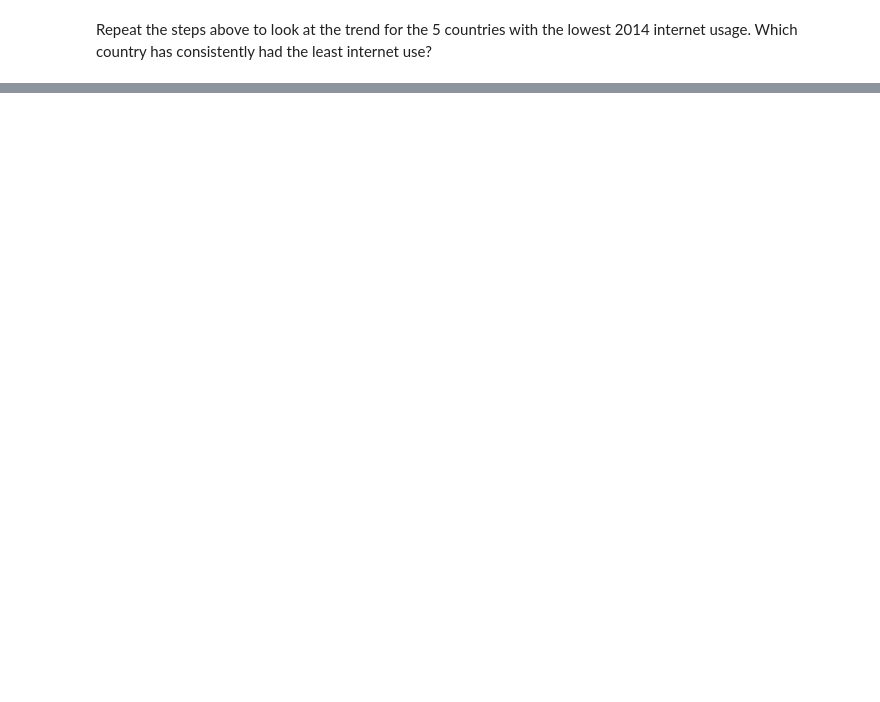
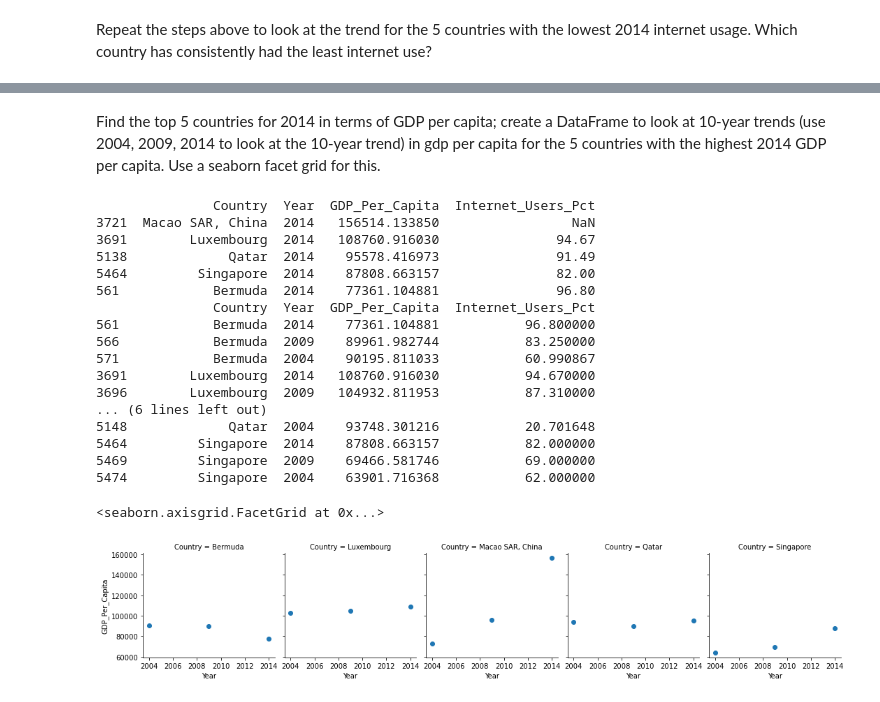
Before and after one commit to NSS-Data-Analytics-Cohort-7/gdp-and-internet-usage-RobertRLunn, a Jupyter notebook: Notebook/gdpworkbook.ipynb, the cells around one changed output, grey strips where cells are left out. Cells and saved outputs as stored; diff of their text form; code cells hidden in the pictures; blank space fills up the shorter version.

```diff
--- a/Notebook/gdpworkbook.ipynb
+++ b/Notebook/gdpworkbook.ipynb
@@ -413,0 +449,31 @@ Repeat the steps above to look at the trend for the 5 countries with the lowest
+# %% [markdown]
+Find the top 5 countries for 2014 in terms of GDP per capita; create a DataFrame to look at 10-year trends (use 2004, 2009, 2014 to look at the 10-year trend) in gdp per capita for the 5 countries with the highest 2014 GDP per capita. Use a seaborn facet grid for this.
+# %%
+top_5_gdp = gdp_internet2014.nlargest(5,'GDP_Per_Capita')
+print(top_5_gdp) ##find the countries
+
+top_5_gdp_chart = gdp_and_internet_use[gdp_and_internet_use["Country"].isin(["Macao SAR, China", "Luxembourg", "Qatar", "Singapore", "Bermuda"]) & gdp_and_internet_use["Year"].isin([2004, 2009, 2014])]
+print(top_5_gdp_chart) ##get the time range
+
+graph3 = sns.FacetGrid(top_5_gdp_chart, col='Country')
+graph3.map(plt.scatter, "Year", "GDP_Per_Capita")
+# %% [output]
+               Country  Year  GDP_Per_Capita  Internet_Users_Pct
+3721  Macao SAR, China  2014   156514.133850                 NaN
+3691        Luxembourg  2014   108760.916030               94.67
+5138             Qatar  2014    95578.416973               91.49
+5464         Singapore  2014    87808.663157               82.00
+561            Bermuda  2014    77361.104881               96.80
+               Country  Year  GDP_Per_Capita  Internet_Users_Pct
+561            Bermuda  2014    77361.104881           96.800000
+566            Bermuda  2009    89961.982744           83.250000
+571            Bermuda  2004    90195.811033           60.990867
+3691        Luxembourg  2014   108760.916030           94.670000
+3696        Luxembourg  2009   104932.811953           87.310000
+... (6 lines left out)
+5148             Qatar  2004    93748.301216           20.701648
+5464         Singapore  2014    87808.663157           82.000000
+5469         Singapore  2009    69466.581746           69.000000
+5474         Singapore  2004    63901.716368           62.000000
+<seaborn.axisgrid.FacetGrid at 0x...>
+[figure, added]
```
Also changed, not shown: parts of 8 cells of this notebook.
